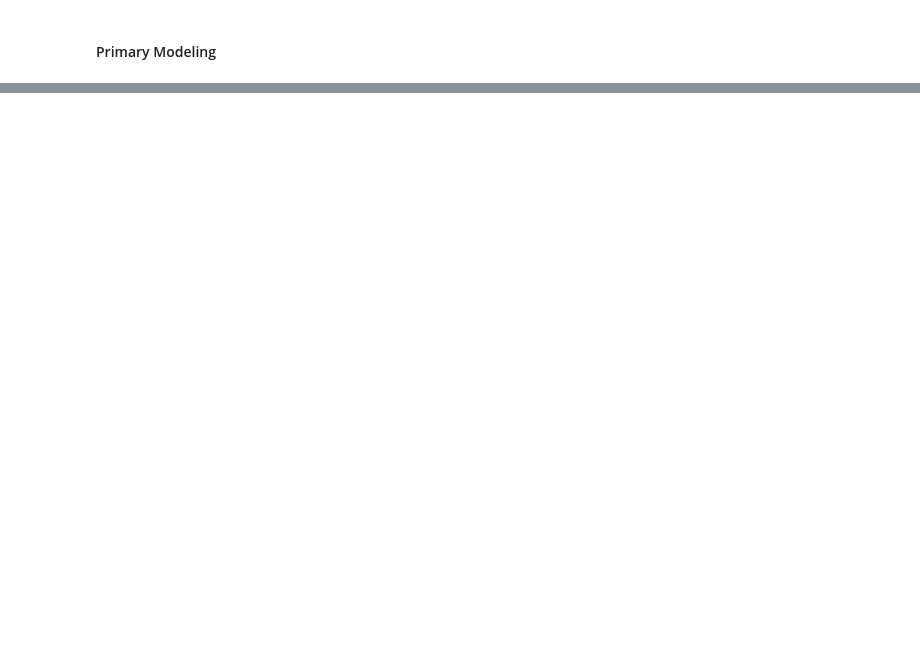
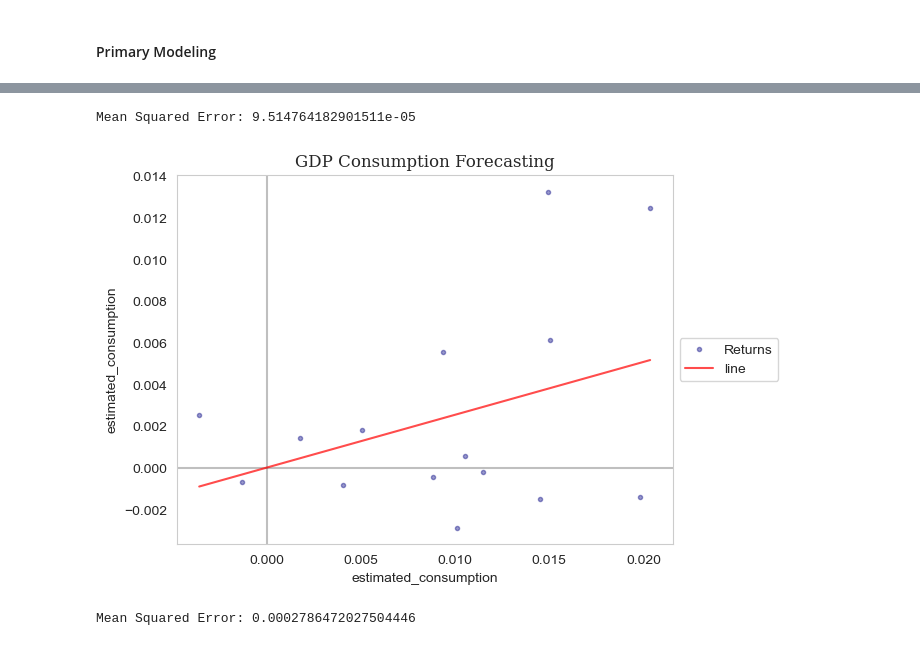
Before and after one commit to Tommylee1013/EconomicCycle, a Jupyter notebook: Notes/Primary Model.ipynb, the cells around one changed output, grey strips where cells are left out. Drawn from its saved outputs; the diff is of its cells as text; code cells hidden in the pictures; blank space fills up the shorter version.

```diff
--- a/Notes/Primary Model.ipynb
+++ b/Notes/Primary Model.ipynb
@@ -67,5 +80,6 @@ feature_matrix = {
     'production' : production,
     'facility_investment' : facility,
     'construction_investment' : construction,
-    'sentiment_index' : sentiment
+    'sentiment_index' : sentiment,
+    'labor' : labor
 }
@@ -115,0 +147,36 @@ gdp
+# %%
+from sklearn.model_selection import train_test_split
+from sklearn.metrics import mean_squared_error
+from sklearn.ensemble import RandomForestRegressor
+
+X = feature_matrix['consumption'].iloc[:,:-1]
+y = feature_matrix['consumption']['estimated_consumption']
+
+X_train, X_test, y_train, y_test = X.loc[:'2022-06'], X.loc['2022-07':], y.loc[:'2022-06'], y.loc['2022-07':]
+
+consumption_model = RandomForestRegressor(n_estimators = 1000,
+                                          random_state = 42,
+                                          criterion = 'squared_error',
+                                          max_depth = 10)
+consumption_model.fit(X_train, y_train)
+y_pred = consumption_model.predict(X_test)
+pred_train = consumption_model.predict(X_train)
+mse = mean_squared_error(y_test, y_pred)
+
+print(f"Mean Squared Error: {mse}")
+# %% [output]
+Mean Squared Error: 9.514764182901511e-05
+# %%
+import seaborn as sns
+import matplotlib.pyplot as plt
+beta, alpha = np.polyfit(x = y_test , y = y_pred ,deg = 1)
+plt.axvline(0, color = 'grey', alpha = 0.5)
+plt.axhline(0, color = 'grey', alpha = 0.5)
+plt.scatter(y = y_pred, x = y_test, label = 'Returns', marker = '.', color = 'navy', alpha = 0.4)
+sns.lineplot(x = y_test, y = alpha + y_test * beta, color = 'red', label = 'line', alpha = 0.7)
+plt.legend(loc = 'center left', bbox_to_anchor = (1, 0.5))
+plt.title('GDP Consumption Forecasting', fontfamily = 'Serif')
+plt.grid(False)
+plt.show()
+# %% [output]
+[figure, added]
@@ -115,0 +193,18 @@ gdp
+# %%
+X = feature_matrix['construction_investment'].iloc[:,:-1]
+y = feature_matrix['construction_investment']['estimated_construction']
+
+X_train, X_test, y_train, y_test = X.loc[:'2022-06'], X.loc['2022-07':], y.loc[:'2022-06'], y.loc['2022-07':]
+
+construction_model = RandomForestRegressor(n_estimators = 1000,
+                                          random_state = 42,
+                                          criterion = 'squared_error',
+                                          max_depth = 10)
+construction_model.fit(X_train, y_train)
+y_pred = construction_model.predict(X_test)
+pred_train = construction_model.predict(X_train)
+mse = mean_squared_error(y_test, y_pred)
+
+print(f"Mean Squared Error: {mse}")
+# %% [output]
+Mean Squared Error: 0.0002786472027504446
```
Also changed, not shown: parts of 48 cells of this notebook, 9 other files.
